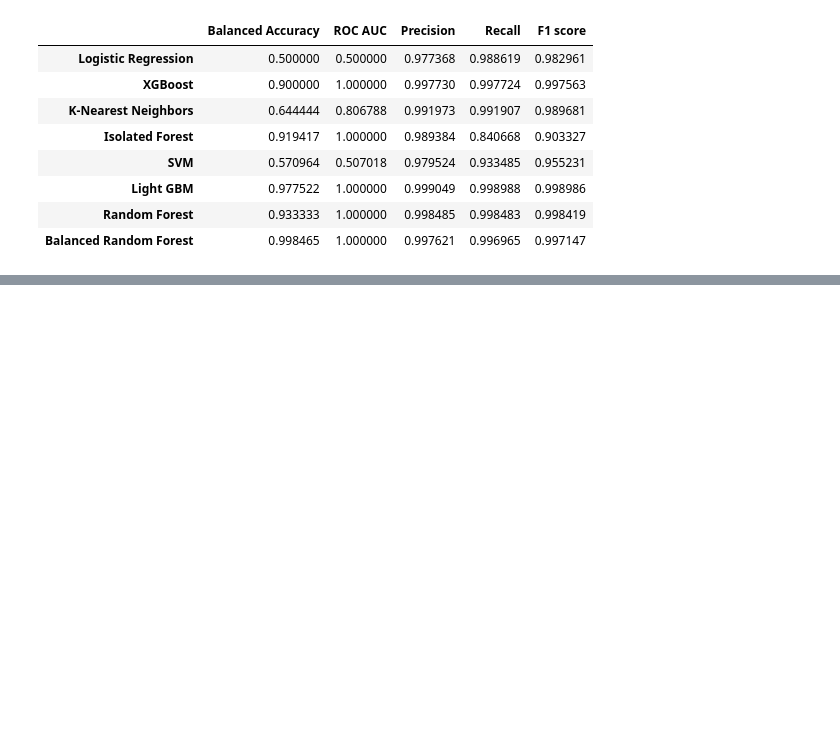
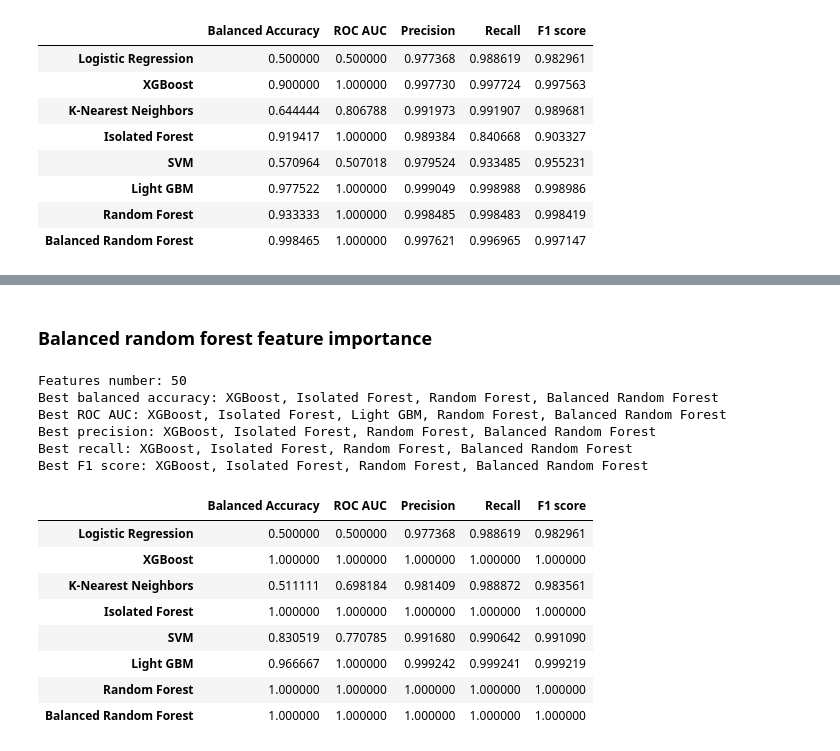
Before and after one commit to melehean/CTC-Detection, a Jupyter notebook: compare_models.ipynb, the cells around one changed output, grey strips where cells are left out. Drawn from its saved outputs; the diff is of its cells as text; code cells hidden in the pictures; blank space fills up the shorter version.

```diff
--- a/compare_models.ipynb
+++ b/compare_models.ipynb
@@ -340,0 +409,26 @@ run_all_models(classifiers, names, xgb_train_data, train_true_results, xgb_test_
+# %% [markdown]
+### Balanced random forest feature importance
+# %%
+balanced_random_forest_regular_features = pd.read_csv("features/regular_balanced_random_forest.csv", index_col=0)
+balanced_random_forest_regular_features = balanced_random_forest_regular_features[(balanced_random_forest_regular_features != 0).all(1)]
+balanced_random_forest_regular_features.sort_values(by="feature_importance_vals", ascending=False)
+
+brf_train_data = train_data[balanced_random_forest_regular_features.index[:50]]
+brf_test_data = test_data[balanced_random_forest_regular_features.index[:50]]
+run_all_models(classifiers, names, brf_train_data, train_true_results, brf_test_data, test_true_results)
+# %% [output]
+Features number: 50
+Best balanced accuracy: XGBoost, Isolated Forest, Random Forest, Balanced Random Forest
+Best ROC AUC: XGBoost, Isolated Forest, Light GBM, Random Forest, Balanced Random Forest
+Best precision: XGBoost, Isolated Forest, Random Forest, Balanced Random Forest
+Best recall: XGBoost, Isolated Forest, Random Forest, Balanced Random Forest
+Best F1 score: XGBoost, Isolated Forest, Random Forest, Balanced Random Forest
+|  | Balanced Accuracy | ROC AUC | Precision | Recall | F1 score |
+| Logistic Regression | 0.500000 | 0.500000 | 0.977368 | 0.988619 | 0.982961 |
+| XGBoost | 1.000000 | 1.000000 | 1.000000 | 1.000000 | 1.000000 |
+| K-Nearest Neighbors | 0.511111 | 0.698184 | 0.981409 | 0.988872 | 0.983561 |
+| Isolated Forest | 1.000000 | 1.000000 | 1.000000 | 1.000000 | 1.000000 |
+| SVM | 0.830519 | 0.770785 | 0.991680 | 0.990642 | 0.991090 |
+| Light GBM | 0.966667 | 1.000000 | 0.999242 | 0.999241 | 0.999219 |
+| Random Forest | 1.000000 | 1.000000 | 1.000000 | 1.000000 | 1.000000 |
+| Balanced Random Forest | 1.000000 | 1.000000 | 1.000000 | 1.000000 | 1.000000 |
```
Also changed, not shown: parts of 8 cells of this notebook.
